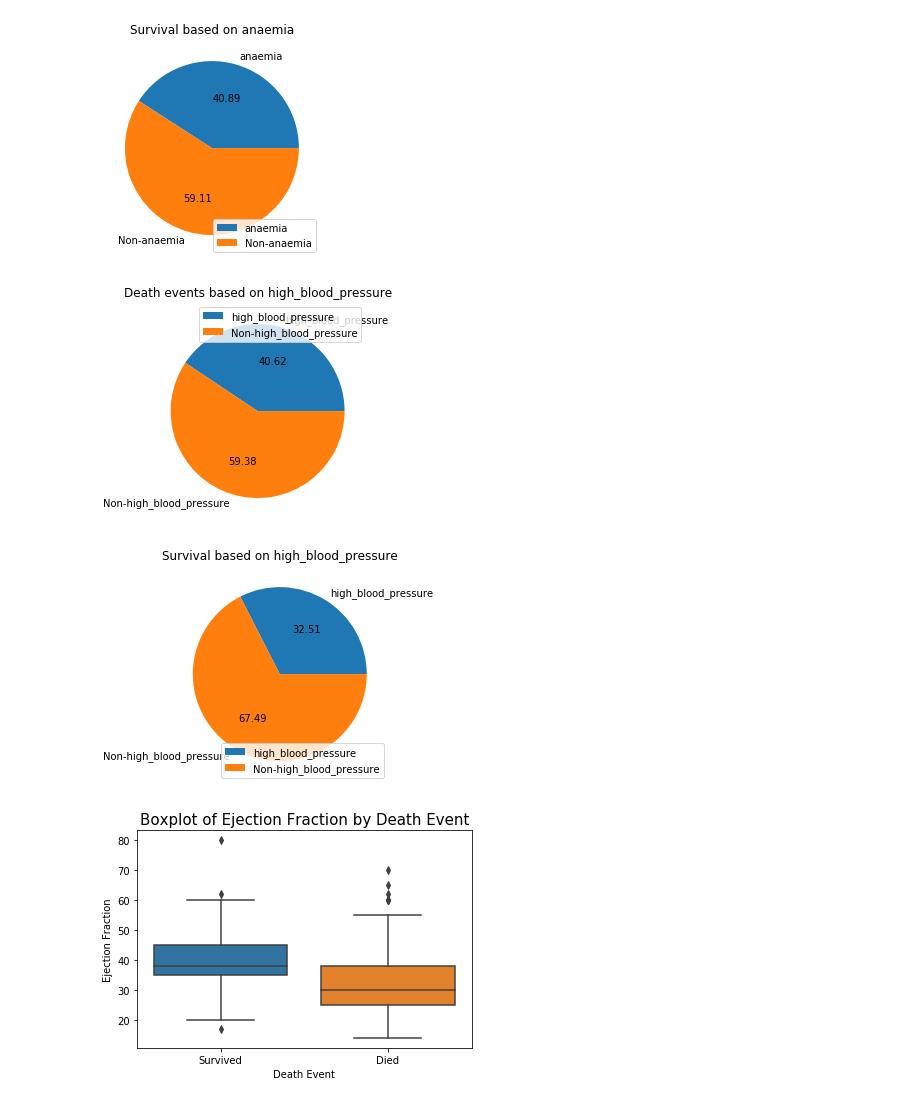
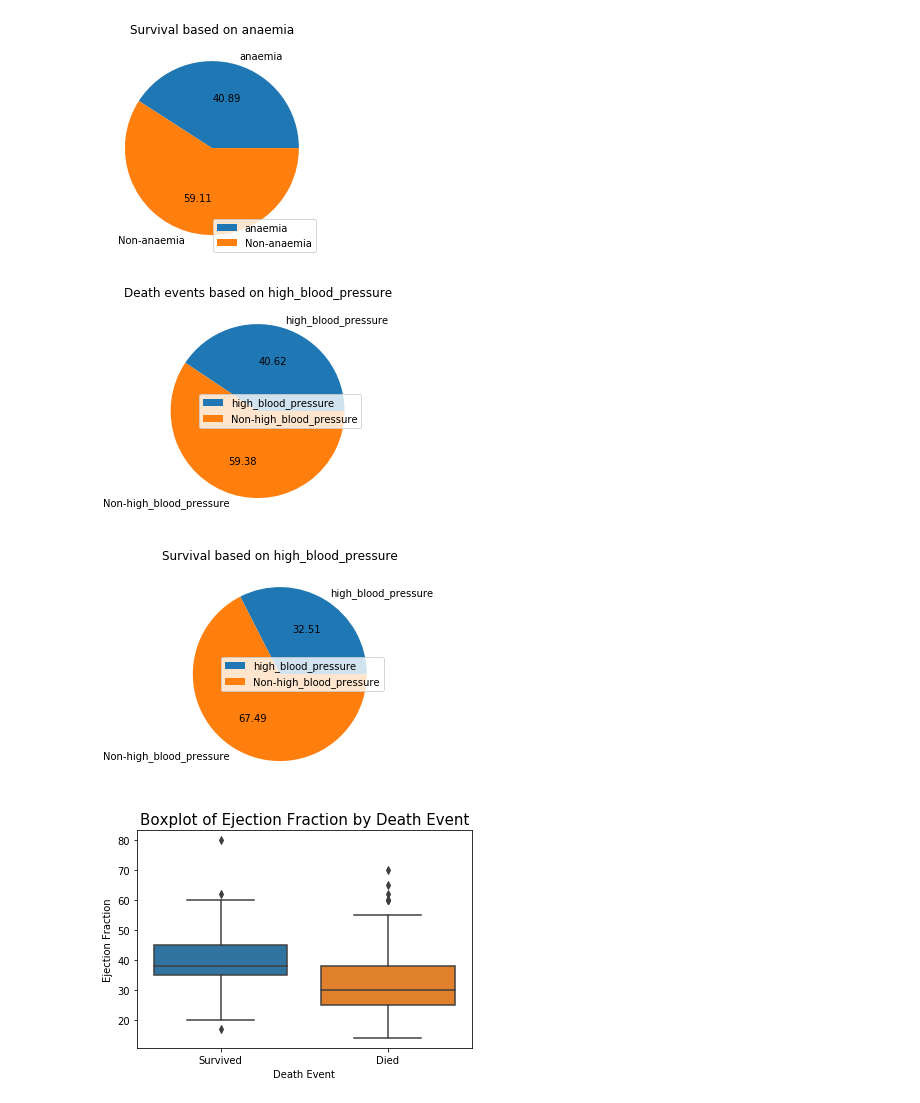
Before and after one commit to SaiRamishetty-23/PDS_assignment2, a Jupyter notebook: assignment2_code.ipynb, the cells around one changed output. Drawn from its saved outputs; the diff is of its cells as text; code cells hidden in the pictures.

```diff
--- a/assignment2_code.ipynb
+++ b/assignment2_code.ipynb
@@ -445,22 +465,22 @@ plt.show()
 # %%
 #Relationship between high blood pressure and death event
 high_blood_pressure_records = clinical_records[clinical_records.high_blood_pressure==1]
 high_blood_pressure_death = high_blood_pressure_records[high_blood_pressure_records.DEATH_EVENT==1]
 
 non_high_blood_pressure_records = clinical_records[clinical_records.high_blood_pressure==0]
 non_high_blood_pressure_death = non_high_blood_pressure_records[non_high_blood_pressure_records.DEATH_EVENT==1]
 
 values = [high_blood_pressure_death.shape[0],non_high_blood_pressure_death.shape[0]]
 df = pd.DataFrame(values)
 labels= ['high_blood_pressure','Non-high_blood_pressure']
 df.plot(kind='pie', subplots=True, autopct='%.2f',labels=labels)
 plt.legend(labels, loc="best")
 plt.title('Death events based on high_blood_pressure')
-plt.legend(labels, loc="best")
+plt.legend(labels, loc=5)
 plt.ylabel('')
 plt.show()
 # %% [output]
-[figure, old version]
+[figure, new version]
 # %%
 high_blood_pressure_records = clinical_records[clinical_records.high_blood_pressure==1]
 high_blood_pressure_survival =high_blood_pressure_records[high_blood_pressure_records.DEATH_EVENT==0]
@@ -474,11 +494,11 @@ df = pd.DataFrame(values)
 labels= ['high_blood_pressure','Non-high_blood_pressure']
 df.plot(kind='pie', subplots=True, autopct='%.2f',labels=labels)
 plt.title('Survival based on high_blood_pressure')
-plt.legend(labels, loc="lower right")
+plt.legend(labels, loc=5)
 plt.ylabel('')
 plt.show()
 # %% [output]
-[figure, old version]
+[figure, new version]
 # %%
 #Relationship between Ejection Fraction and Death Event
 #Interestingly, patients with higher ejection fraction survived frequently than those with less ejection fraction
```
Also changed, not shown: parts of 37 cells of this notebook.
